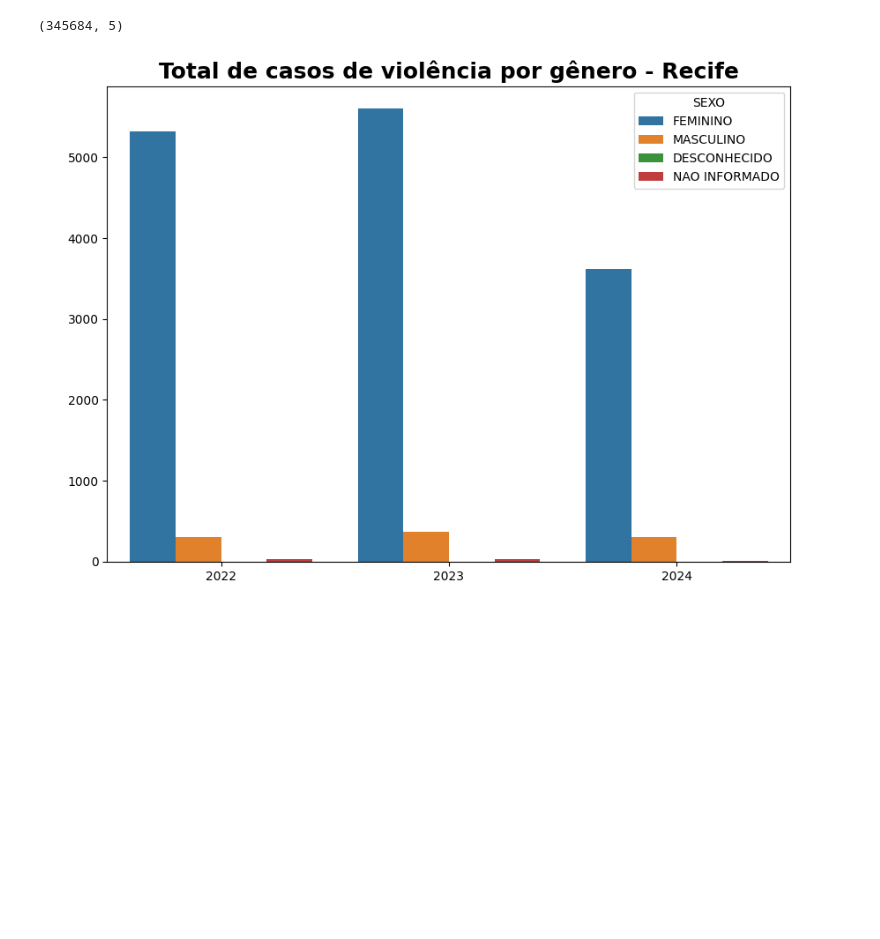
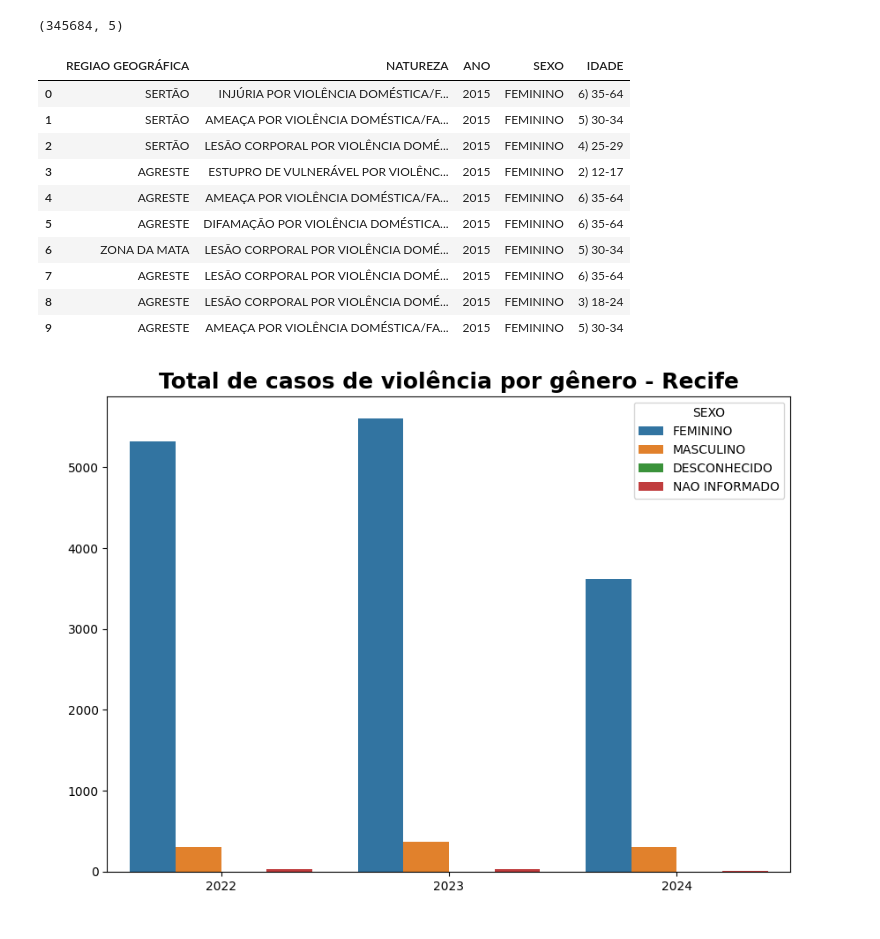
Before and after one commit to rayaneazvdo404/on35-python-s17-s18-projeto-final, a Jupyter notebook: material/Projeto_final.ipynb, the cells around one changed output. Drawn from its saved outputs; the diff is of its cells as text; code cells hidden in the pictures; blank space fills up the shorter version.

```diff
--- a/material/Projeto_final.ipynb
+++ b/material/Projeto_final.ipynb
@@ -74,3 +96,17 @@ df.shape
+# %%
+df.head(10)
+# %% [output]
+|  | REGIAO GEOGRÁFICA | NATUREZA | ANO | SEXO | IDADE |
+| 0 | SERTÃO | INJÚRIA POR VIOLÊNCIA DOMÉSTICA/F... | 2015 | FEMININO | 6) 35-64 |
+| 1 | SERTÃO | AMEAÇA POR VIOLÊNCIA DOMÉSTICA/FA... | 2015 | FEMININO | 5) 30-34 |
+| 2 | SERTÃO | LESÃO CORPORAL POR VIOLÊNCIA DOMÉ... | 2015 | FEMININO | 4) 25-29 |
+| 3 | AGRESTE | ESTUPRO DE VULNERÁVEL POR VIOLÊNC... | 2015 | FEMININO | 2) 12-17 |
+| 4 | AGRESTE | AMEAÇA POR VIOLÊNCIA DOMÉSTICA/FA... | 2015 | FEMININO | 6) 35-64 |
+| 5 | AGRESTE | DIFAMAÇÃO POR VIOLÊNCIA DOMÉSTICA... | 2015 | FEMININO | 6) 35-64 |
+| 6 | ZONA DA MATA | LESÃO CORPORAL POR VIOLÊNCIA DOMÉ... | 2015 | FEMININO | 5) 30-34 |
+| 7 | AGRESTE | LESÃO CORPORAL POR VIOLÊNCIA DOMÉ... | 2015 | FEMININO | 6) 35-64 |
+| 8 | AGRESTE | LESÃO CORPORAL POR VIOLÊNCIA DOMÉ... | 2015 | FEMININO | 3) 18-24 |
+| 9 | AGRESTE | AMEAÇA POR VIOLÊNCIA DOMÉSTICA/FA... | 2015 | FEMININO | 5) 30-34 |
 # %%
 # Filtra o DataFrame por ano e região
 df_filtrado = df[(df['ANO'].between(2022, 2024)) & (df['REGIAO GEOGRÁFICA'] == 'RECIFE')]
```
Also changed, not shown: parts of 7 cells of this notebook, 2 other files.
